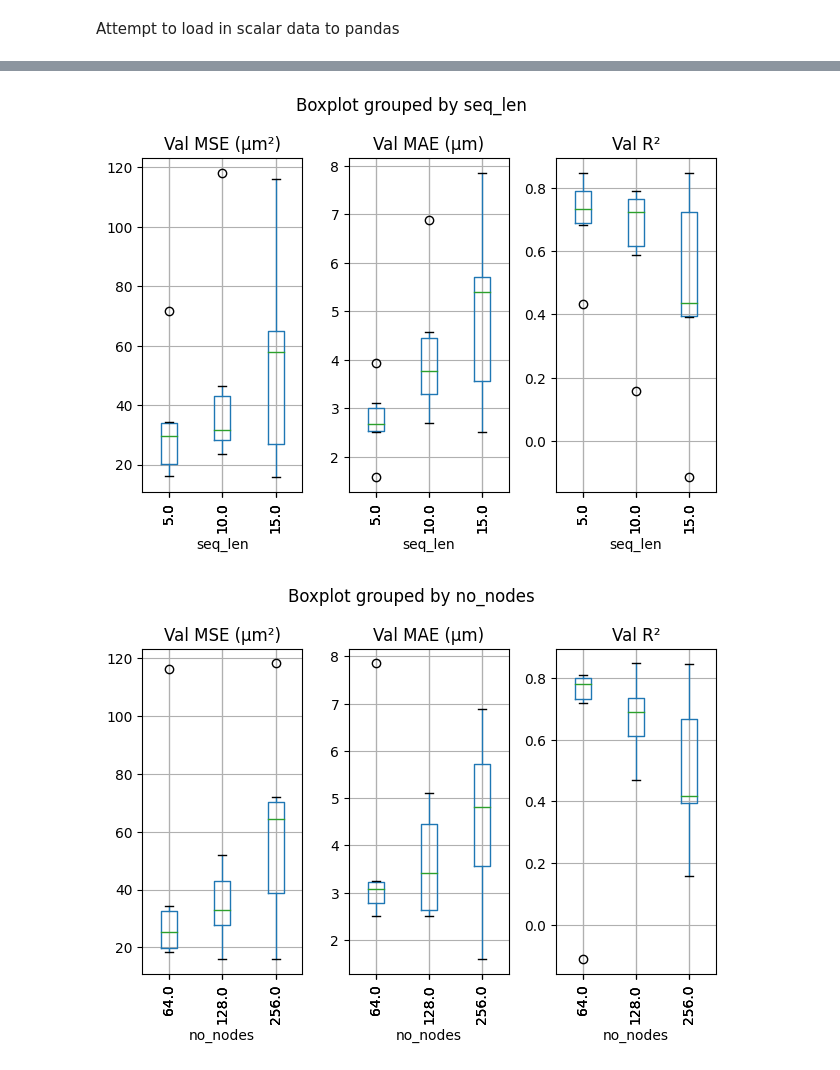
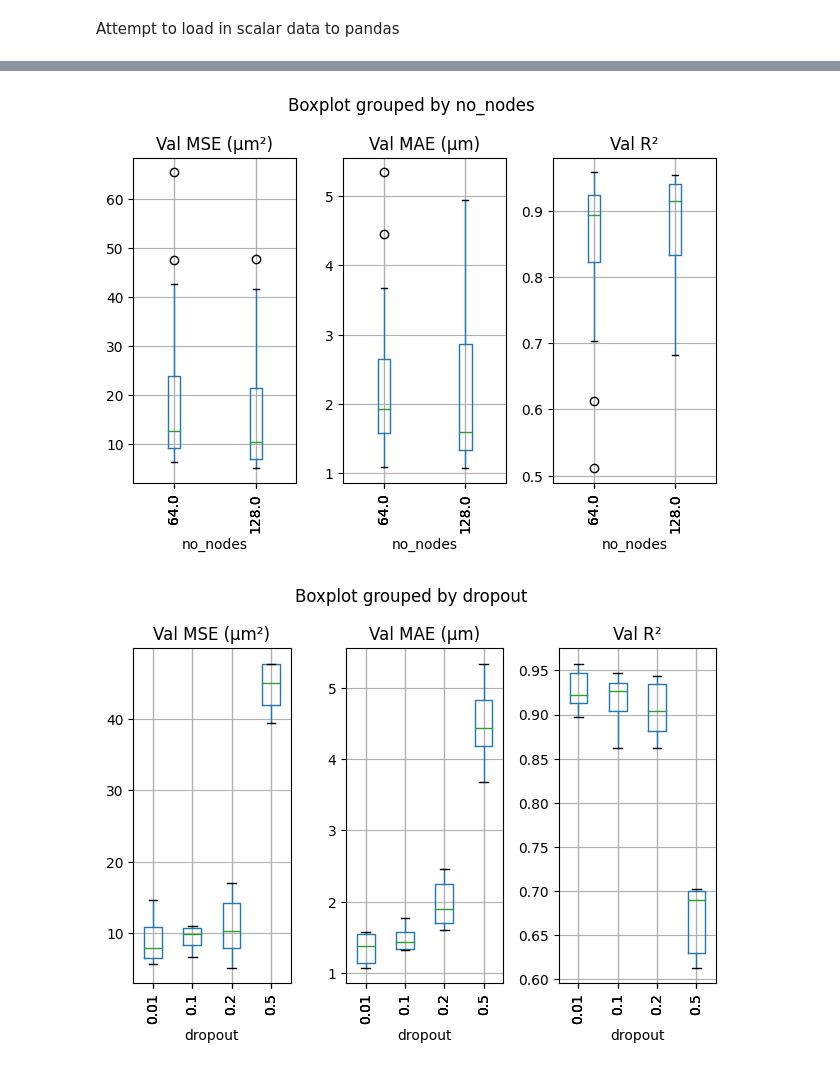
Before and after one commit to TomJessel/PhD-DCB_Grinding, a Jupyter notebook: hparam_results.ipynb, the cells around one changed output, grey strips where cells are left out. Cells and saved outputs as stored; diff of their text form; code cells hidden in the pictures.

Commit message:
Notebook to display results from optimisation

```diff
--- a/hparam_results.ipynb
+++ b/hparam_results.ipynb
@@ -11,10 +11,14 @@ from tb_convert import parse_tensorboard
 # %%
 %pwd
 %cd ../../ml/Tensorboard/
+
+folder = r'MLP/hparam_test_3'
+# folder = r'MLP_WIN/hparam_test'
 # %% [output]
 /home/tomje/ml/Tensorboard
 # %%
-results = pd.read_csv(r'MLP_WIN/hparam_test/Results/hparams_table.csv')
+path = os.path.join(folder, r'Results/hparams_table.csv')
+results = pd.read_csv(path)
 # results.sort_values(by=['epochs','no_nodes']).reset_index(drop=True)
 # %% [markdown]
 Attempt to load in scalar data to pandas
@@ -82,10 +91,16 @@ cv_iter_boxplot(results, 'loss', scalars)
 # %%
-results.boxplot(column=['Val MSE (µm²)', 'Val MAE (µm)', 'Val R²'], by='seq_len', layout=(1,3), rot=90, sharey=False);
-plt.tight_layout()
+# results.boxplot(column=['Val MSE (µm²)', 'Val MAE (µm)', 'Val R²'], by='seq_len', layout=(1,3), rot=90, sharey=False);
+# plt.tight_layout()
+# results.boxplot(column=['Val MSE (µm²)', 'Val MAE (µm)', 'Val R²'], by='epochs', layout=(1,3), rot=90, sharey=False, showfliers=False);
+# plt.tight_layout()
 results.boxplot(column=['Val MSE (µm²)', 'Val MAE (µm)', 'Val R²'], by='no_nodes', layout=(1,3), rot=90, sharey=False);
 plt.tight_layout()
-results.boxplot(column=['Val MSE (µm²)', 'Val MAE (µm)', 'Val R²'], by='loss', layout=(1,3), rot=90, sharey=False);
+# results.boxplot(column=['Val MSE (µm²)', 'Val MAE (µm)', 'Val R²'], by='loss', layout=(1,3), rot=90, sharey=False, showfliers=False);
+# plt.tight_layout()
+results.boxplot(column=['Val MSE (µm²)', 'Val MAE (µm)', 'Val R²'], by='dropout', layout=(1,3), rot=90, sharey=False, showfliers=False);
 plt.tight_layout()
+results.boxplot(column=['Val MSE (µm²)', 'Val MAE (µm)', 'Val R²'], by='batch_size', layout=(1,3), rot=90, sharey=False);
+plt.tight_layout()
 # %% [output]
-[figure, old version]
+[figure, new version]
-[figure, old version]
+[figure, new version]
```
Also changed, not shown: parts of 11 cells of this notebook, 1 other file.
